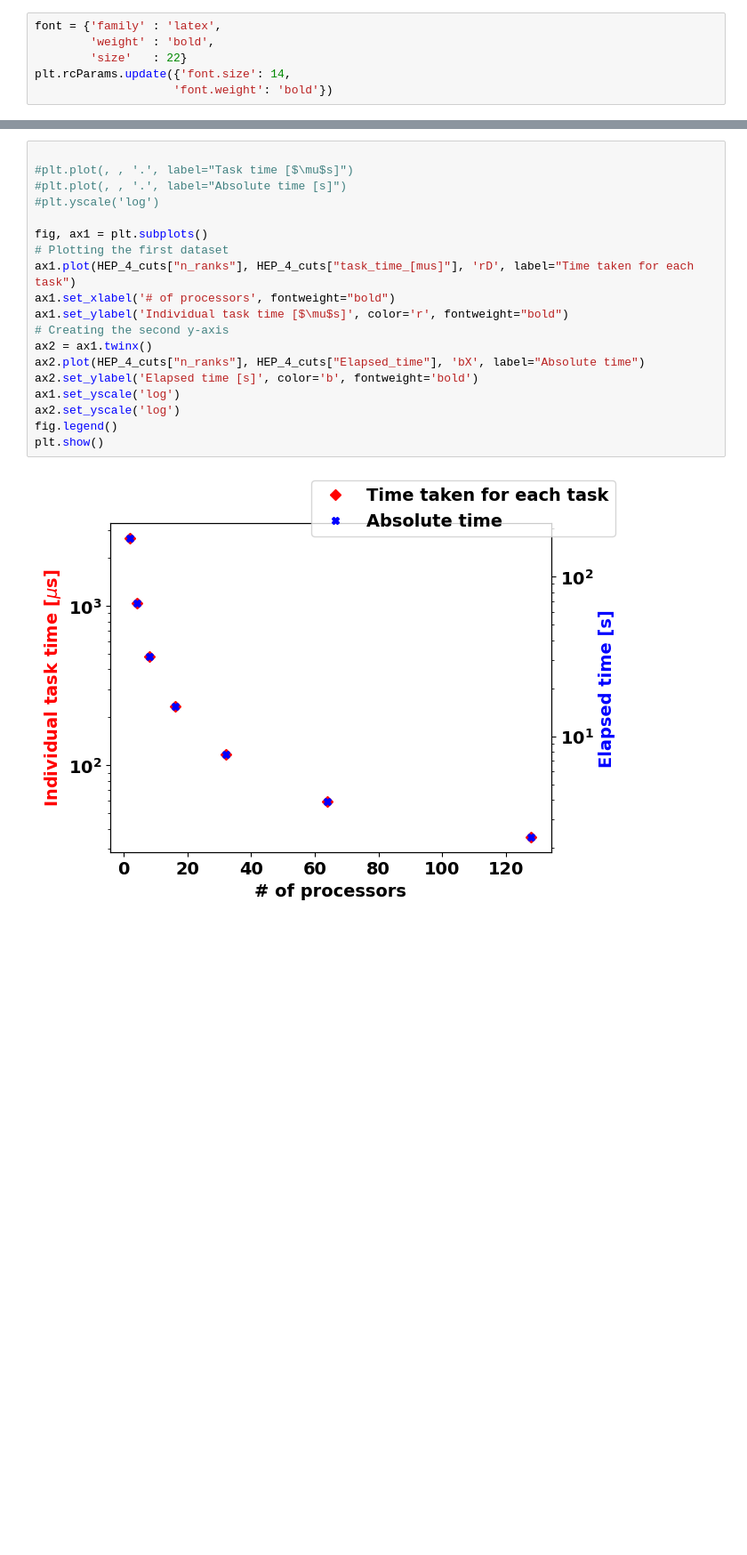
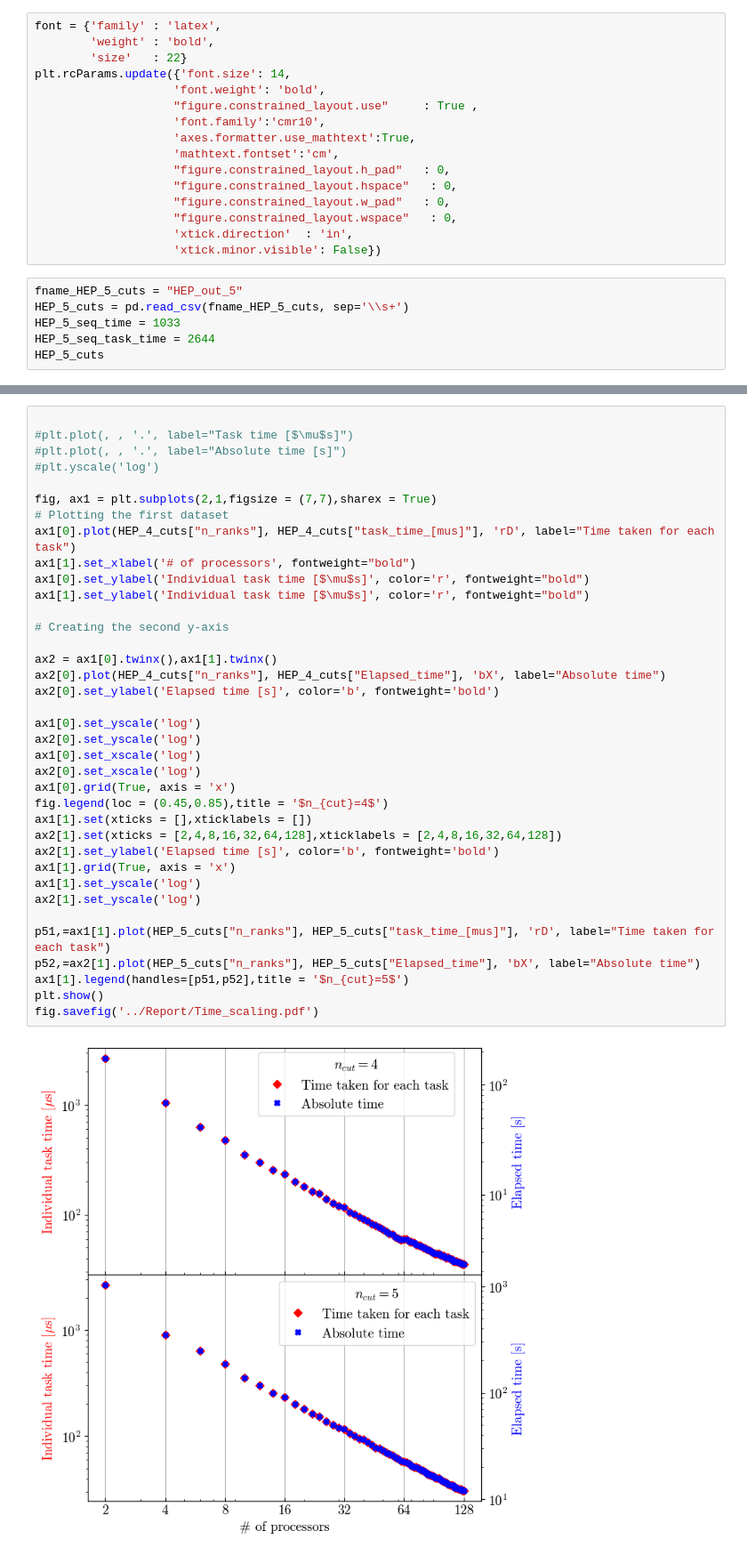
Before and after one commit to AsbjornPreuss/HPPC-2024, a Jupyter notebook: Assignment_3_Task_farming/Code/HEP_graphs.ipynb, the cells around one changed output, grey strips where cells are left out. Shown at 89% size. Saved outputs shown, nothing was run; the diff lists cells and outputs as text; blank space fills up the shorter version.

```diff
--- a/Assignment_3_Task_farming/Code/HEP_graphs.ipynb
+++ b/Assignment_3_Task_farming/Code/HEP_graphs.ipynb
@@ -8,4 +16,20 @@ font = {'family' : 'latex',
         'weight' : 'bold',
         'size'   : 22}
 plt.rcParams.update({'font.size': 14,
-                    'font.weight': 'bold'})
+                    'font.weight': 'bold',
+                    "figure.constrained_layout.use"     : True ,
+                    'font.family':'cmr10',
+                    'axes.formatter.use_mathtext':True,
+                    'mathtext.fontset':'cm',
+                    "figure.constrained_layout.h_pad"   : 0,
+                    "figure.constrained_layout.hspace"   : 0,
+                    "figure.constrained_layout.w_pad"   : 0,
+                    "figure.constrained_layout.wspace"   : 0,
+                    'xtick.direction'  : 'in',
+                    'xtick.minor.visible': False})
+# %%
+fname_HEP_5_cuts = "HEP_out_5"
+HEP_5_cuts = pd.read_csv(fname_HEP_5_cuts, sep='\\s+')
+HEP_5_seq_time = 1033
+HEP_5_seq_task_time = 2644
+HEP_5_cuts
@@ -25,24 +75,42 @@ HEP_4_cuts
 # %%
 
 #plt.plot(, , '.', label="Task time [$\mu$s]")
 #plt.plot(, , '.', label="Absolute time [s]")
 #plt.yscale('log')
 
-fig, ax1 = plt.subplots()
+fig, ax1 = plt.subplots(2,1,figsize = (7,7),sharex = True)
 # Plotting the first dataset
-ax1.plot(HEP_4_cuts["n_ranks"], HEP_4_cuts["task_time_[mus]"], 'rD', label="Time taken for each task")
-ax1.set_xlabel('# of processors', fontweight="bold")
-ax1.set_ylabel('Individual task time [$\mu$s]', color='r', fontweight="bold")
+ax1[0].plot(HEP_4_cuts["n_ranks"], HEP_4_cuts["task_time_[mus]"], 'rD', label="Time taken for each task")
+ax1[1].set_xlabel('# of processors', fontweight="bold")
+ax1[0].set_ylabel('Individual task time [$\mu$s]', color='r', fontweight="bold")
+ax1[1].set_ylabel('Individual task time [$\mu$s]', color='r', fontweight="bold")
+
 # Creating the second y-axis
-ax2 = ax1.twinx()
-ax2.plot(HEP_4_cuts["n_ranks"], HEP_4_cuts["Elapsed_time"], 'bX', label="Absolute time")
-ax2.set_ylabel('Elapsed time [s]', color='b', fontweight='bold')
-ax1.set_yscale('log')
-ax2.set_yscale('log')
-fig.legend()
+
+ax2 = ax1[0].twinx(),ax1[1].twinx()
+ax2[0].plot(HEP_4_cuts["n_ranks"], HEP_4_cuts["Elapsed_time"], 'bX', label="Absolute time")
+ax2[0].set_ylabel('Elapsed time [s]', color='b', fontweight='bold')
+
+ax1[0].set_yscale('log')
+ax2[0].set_yscale('log')
+ax1[0].set_xscale('log')
+ax2[0].set_xscale('log')
+ax1[0].grid(True, axis = 'x')
+fig.legend(loc = (0.45,0.85),title = '$n_{cut}=4$')
+ax1[1].set(xticks = [],xticklabels = [])
+ax2[1].set(xticks = [2,4,8,16,32,64,128],xticklabels = [2,4,8,16,32,64,128])
+ax2[1].set_ylabel('Elapsed time [s]', color='b', fontweight='bold')
+ax1[1].grid(True, axis = 'x')
+ax1[1].set_yscale('log')
+ax2[1].set_yscale('log')
+
+p51,=ax1[1].plot(HEP_5_cuts["n_ranks"], HEP_5_cuts["task_time_[mus]"], 'rD', label="Time taken for each task")
+p52,=ax2[1].plot(HEP_5_cuts["n_ranks"], HEP_5_cuts["Elapsed_time"], 'bX', label="Absolute time")
+ax1[1].legend(handles=[p51,p52],title = '$n_{cut}=5$')
 plt.show()
+fig.savefig('../Report/Time_scaling.pdf')
 # %% [output]
-[figure, old version]
+[figure, new version]
 # %%
 def amdahl(N,a,p):
     return a/((1-p)+p/(N-1))
```
Also changed, not shown: parts of 9 cells of this notebook, 3 other files.
